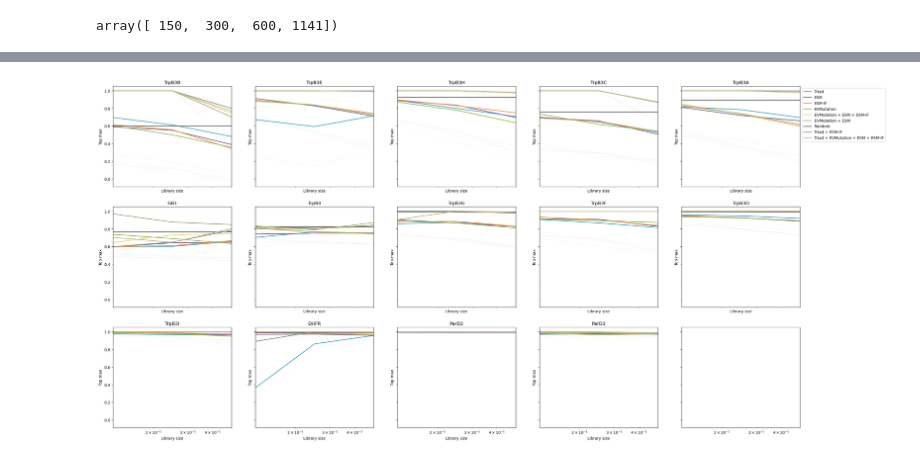
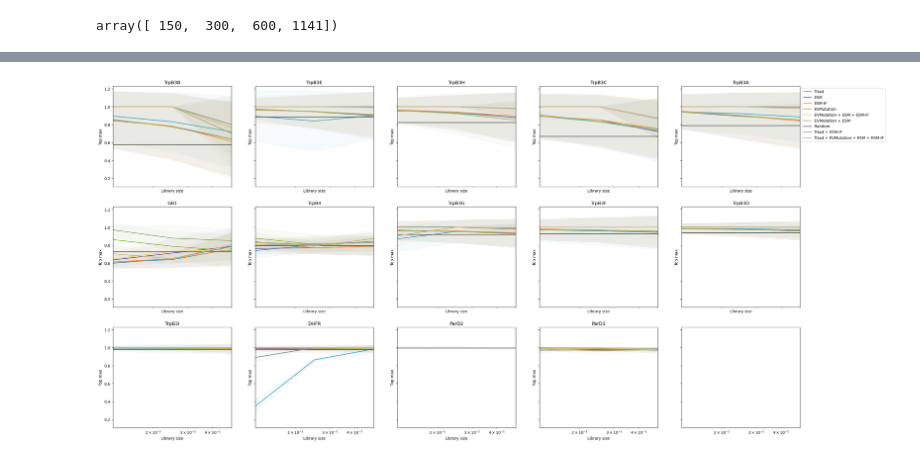
Before and after one commit to fhalab/SSMuLA, a Jupyter notebook: sandbox/sum_mlde.ipynb, the cells around one changed output, grey strips where cells are left out. Drawn from its saved outputs; the diff is of its cells as text; code cells hidden in the pictures.

Commit message:
add single and fix double zs

```diff
--- a/sandbox/sum_mlde.ipynb
+++ b/sandbox/sum_mlde.ipynb
@@ -21,5 +42,5 @@ all_mlde = pd.read_csv("results/mlde/vis_5/all_df.csv")
 # %%
-ds_none = all_mlde[(all_mlde["n_mut_cutoff"] == "double") & (all_mlde["zs"] == "none") & (all_mlde["encoding"] == "one-hot") & (all_mlde["n_sample"] == 384)]
+ds_none = all_mlde[(all_mlde["n_mut_cutoff"] == "double") & (all_mlde["zs"] == "none") & (all_mlde["encoding"] == "one-hot")]
 ds_none
 # %% [output]
 |  | encoding | model | n_sample | ft_lib | rep | all_maxes | all_means | top_maxes | top_means | ndcgs | ... |
@@ -168,33 +211,33 @@ for i, (ax, lib) in enumerate(zip(axs.flatten(), liborder)):
                 sub_df["ft_lib"],
                 sub_df["mean"],
                 color=ZS_COLOR_MAP[zs],
                 label=ZS_OPTS_LEGEND[zs],
                 linewidth=2,
             )
             ax.fill_between(
                 sub_df["ft_lib"],
-                sub_df["mean"] - sub_df["std"],
+                sub_df["mean"] + sub_df["std"],
                 sub_df["mean"] - sub_df["std"],
                 color=ZS_COLOR_MAP[zs],
                 alpha=0.05,
             )
         else:
             ax.axhline(
                 sub_df["mean"].values,
                 linestyle="solid",
                 color=ZS_COLOR_MAP[zs],
                 label=ZS_OPTS_LEGEND[zs],
                 linewidth=2,
             )
             ax.fill_between(
                 sub_df["ft_lib"],
-                sub_df["mean"] - sub_df["std"],
+                sub_df["mean"] + sub_df["std"],
                 sub_df["mean"] - sub_df["std"],
                 color=ZS_COLOR_MAP[zs],
                 alpha=0.05,
             )
 
     if i == 4:
         ax.legend(loc="upper left", bbox_to_anchor=(1, 1))
 # %% [output]
-[figure, old version]
+[figure, new version]
```
Also changed, not shown: parts of 11 cells of this notebook, 8 other files.
